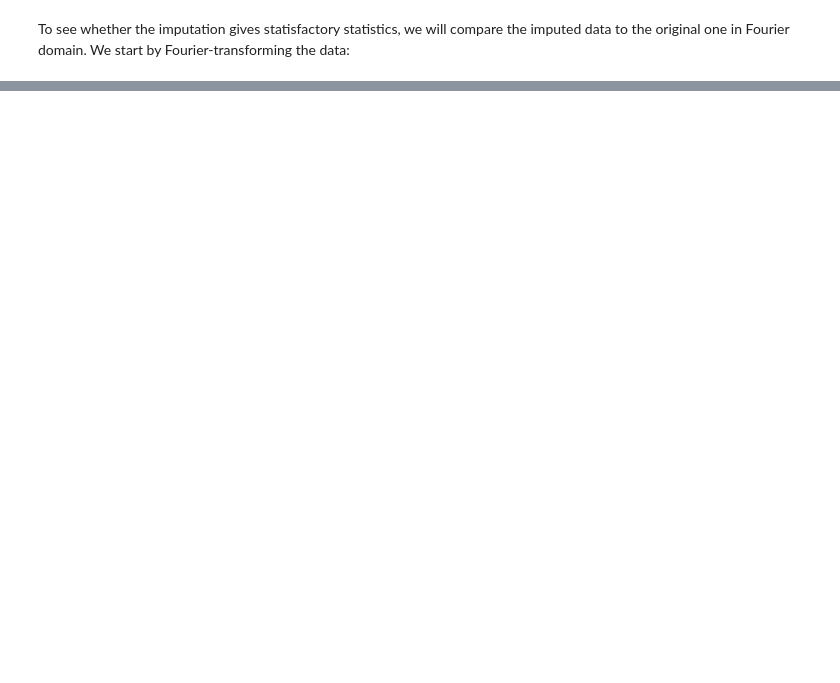
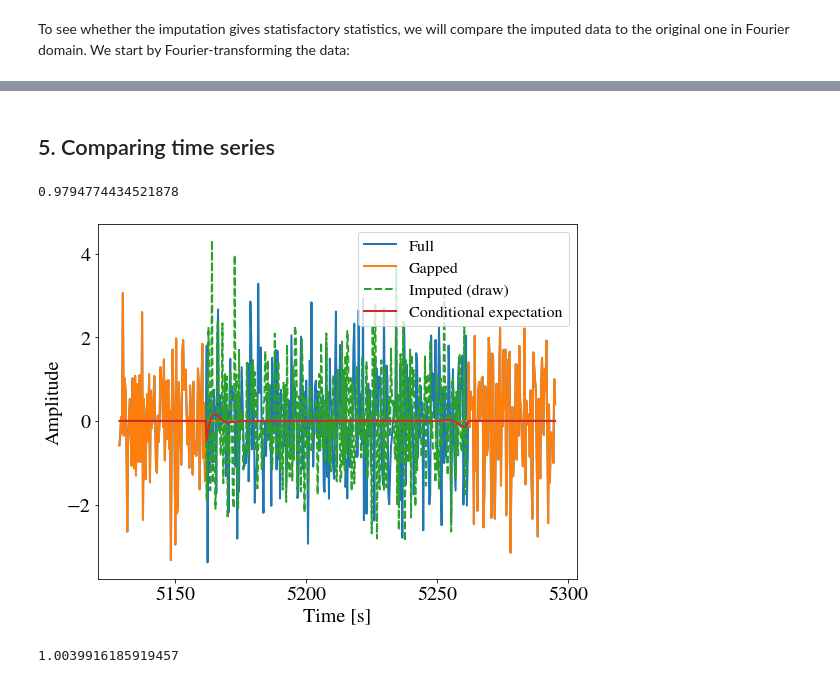
Before and after one commit to qbaghi/bayesdawn, a Jupyter notebook: notebooks/imputation_tutorial.ipynb, the cells around one changed output, grey strips where cells are left out. Cells and saved outputs as stored; diff of their text form; code cells hidden in the pictures; blank space fills up the shorter version.

```diff
--- a/notebooks/imputation_tutorial.ipynb
+++ b/notebooks/imputation_tutorial.ipynb
@@ -62,9 +70,10 @@ y = s + n
 Now assume that some data are missing, i.e. the time series is cut by random gaps. The pattern is represented by a mask vector with entries equal to 1 when data is observed, and 0 otherwise:
 # %%
 mask = np.ones(n_data)
-n_gaps = 30
+# n_gaps = 30
+n_gaps = 5
 gapstarts = (n_data * np.random.random(n_gaps)).astype(int)
-gaplength = 10*fs #Gap is a fixed size in time.
+gaplength = 100*fs #Gap is a fixed size in time.
 gapends = (gapstarts+gaplength).astype(int)
 for k in range(n_gaps): mask[gapstarts[k]:gapends[k]]= 0
 # Masked data:
@@ -192,0 +195,29 @@ plt.show()
+# %% [markdown]
+## 5. Comparing time series
+# %%
+k = 0
+delta = 100
+inds = np.arange(gapstarts[k]-delta, gapends[k]+delta)
+ym = y * (1 - mask)
+ym_rec_draw = y_rec_draw * (1 - mask)
+var_rec_draw = np.var(ym_rec_draw[mask==0])
+var_original = np.var(ym[mask==0])
+print(var_rec_draw / var_original)
+
+fig, ax = plt.subplots()
+# ax.set_title(r"Noise + signal FFT")
+ax.set_xlabel(r"Time [s]")
+ax.set_ylabel(r"Amplitude")
+ax.plot(t[inds], y[inds], label="Full")
+ax.plot(t[inds], y_masked[inds], label="Gapped")
+ax.plot(t[inds], ym_rec_draw[inds], label="Imputed (draw)", linestyle='dashed')
+ax.plot(t[inds], y_rec[inds]* (1 - mask[inds]), label="Conditional expectation")
+plt.legend()
+plt.show()
+# %% [output]
+0.9794774434521878
+[figure, added]
+# %%
+print(imp_cls.autocorr[0] / np.var(y) )
+# %% [output]
+1.0039916185919457
```
Also changed, not shown: parts of 12 cells of this notebook, 2 other files.
